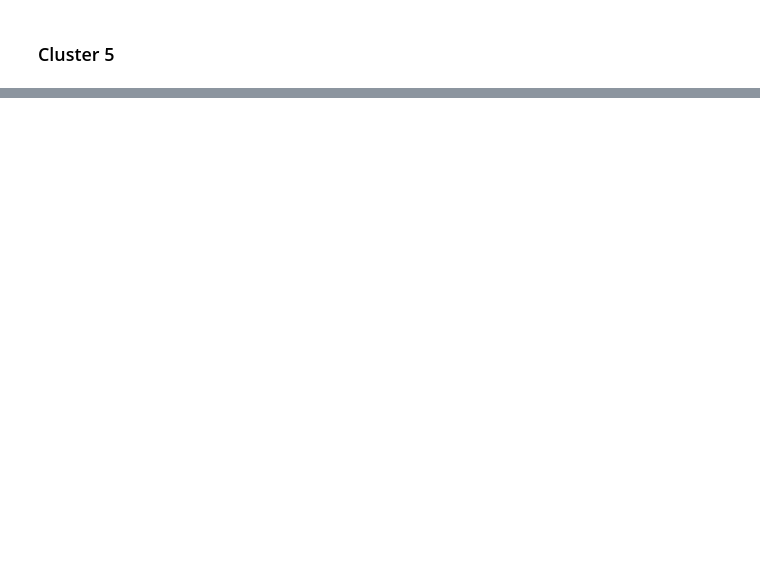
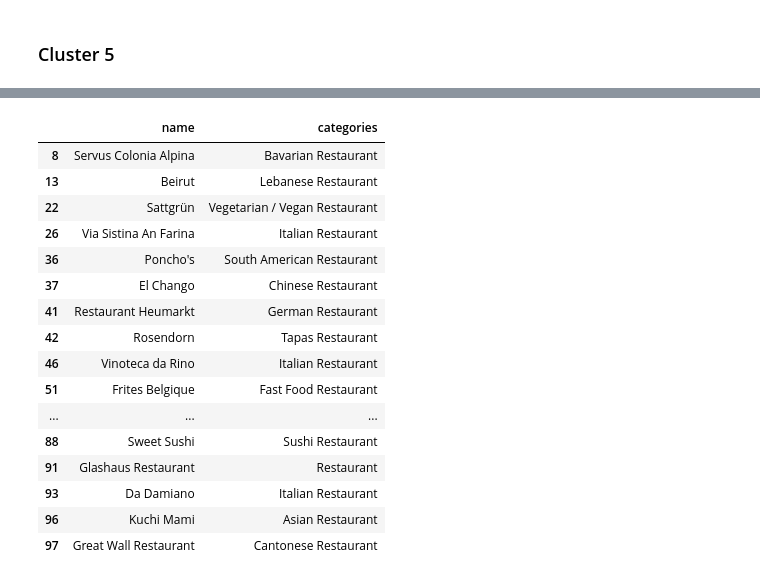
Before and after one commit to lauvshree/Coursera_Capstone, a Jupyter notebook: Capstone_courseraDSGermany.ipynb, the cells around one changed output, grey strips where cells are left out. Saved outputs shown, nothing was run; the diff lists cells and outputs as text; code cells hidden in the pictures; blank space fills up the shorter version.

```diff
--- a/Capstone_courseraDSGermany.ipynb
+++ b/Capstone_courseraDSGermany.ipynb
@@ -453,3 +444,23 @@ koln_merged.loc[koln_merged['Cluster Labels'] == 4, koln_merged.columns[[0] + li
 # %% [output]
 |  | Postal Code | Latitude | State | Country | 1st Most Common Venue | 2nd Most Common Venue | ... |
 | 3 | 50672 | 50.940788 | Nordrhein-Westfalen | Deutschland | African Restaurant | Bakery | ... |
+# %%
+nearby_venues[nearby_venues['categories'].str.contains("Restaurant")][['name','categories']]
+# %% [output]
+|  | name | categories |
+| 8 | Servus Colonia Alpina | Bavarian Restaurant |
+| 13 | Beirut | Lebanese Restaurant |
+| 22 | Sattgrün | Vegetarian / Vegan Restaurant |
+| 26 | Via Sistina An Farina | Italian Restaurant |
+| 36 | Poncho's | South American Restaurant |
+| 37 | El Chango | Chinese Restaurant |
+| 41 | Restaurant Heumarkt | German Restaurant |
+| 42 | Rosendorn | Tapas Restaurant |
+| 46 | Vinoteca da Rino | Italian Restaurant |
+| 51 | Frites Belgique | Fast Food Restaurant |
+| ... | ... | ... |
+| 88 | Sweet Sushi | Sushi Restaurant |
+| 91 | Glashaus Restaurant | Restaurant |
+| 93 | Da Damiano | Italian Restaurant |
+| 96 | Kuchi Mami | Asian Restaurant |
+| 97 | Great Wall Restaurant | Cantonese Restaurant |
```
Also changed, not shown: parts of 15 cells of this notebook, 2 other files.
